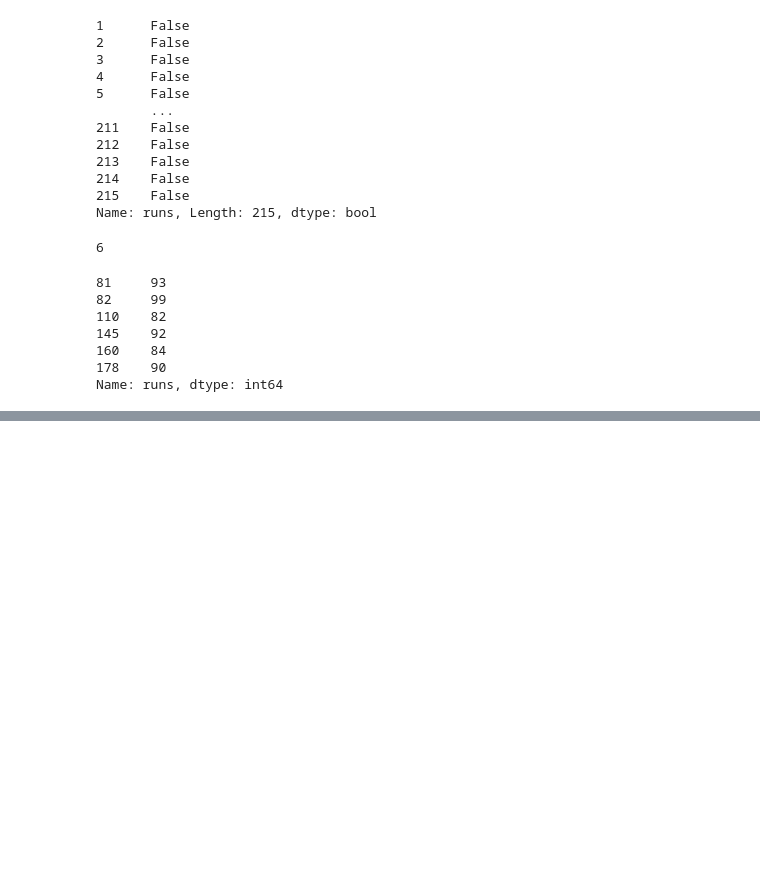
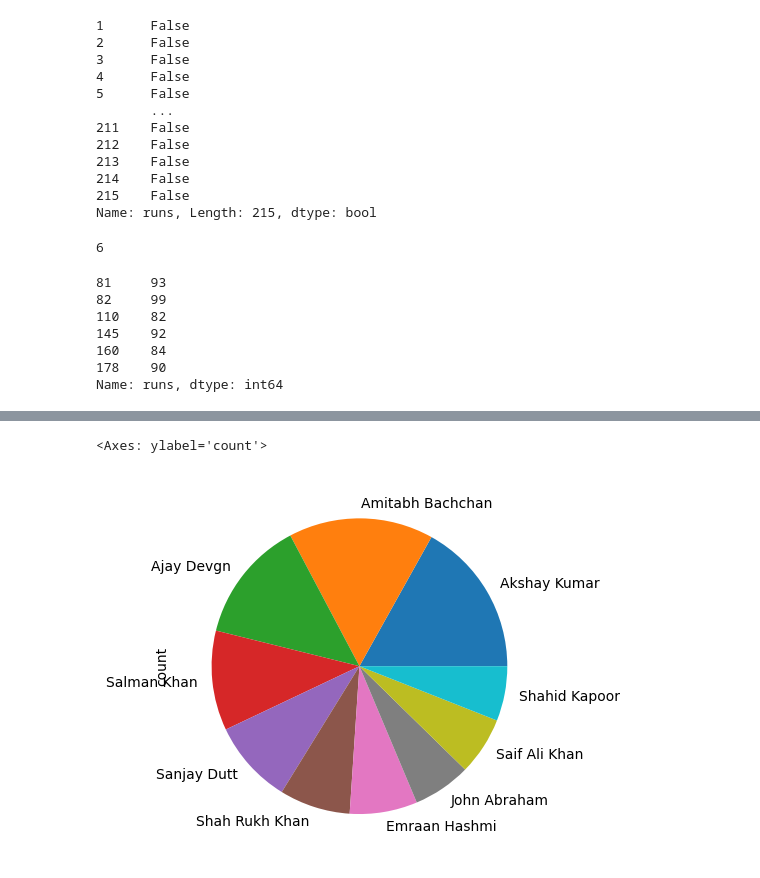
Before and after one commit to abhishekjha462000/data_science_final, a Jupyter notebook: week_05_08/week_06_pandas_basics/my_notes/session-16/session-16-pandas-series.ipynb, the cells around one changed output, grey strips where cells are left out. Drawn from its saved outputs; the diff is of its cells as text; code cells hidden in the pictures; blank space fills up the shorter version.

```diff
--- a/week_05_08/week_06_pandas_basics/my_notes/session-16/session-16-pandas-series.ipynb
+++ b/week_05_08/week_06_pandas_basics/my_notes/session-16/session-16-pandas-series.ipynb
@@ -1016,0 +1155,5 @@ Name: runs, dtype: int64
+# %%
+movies.value_counts().head(10).plot(kind = 'pie')
+# %% [output]
+<Axes: ylabel='count'>
+[figure, added]
```
Also changed, not shown: parts of 14 cells of this notebook.
